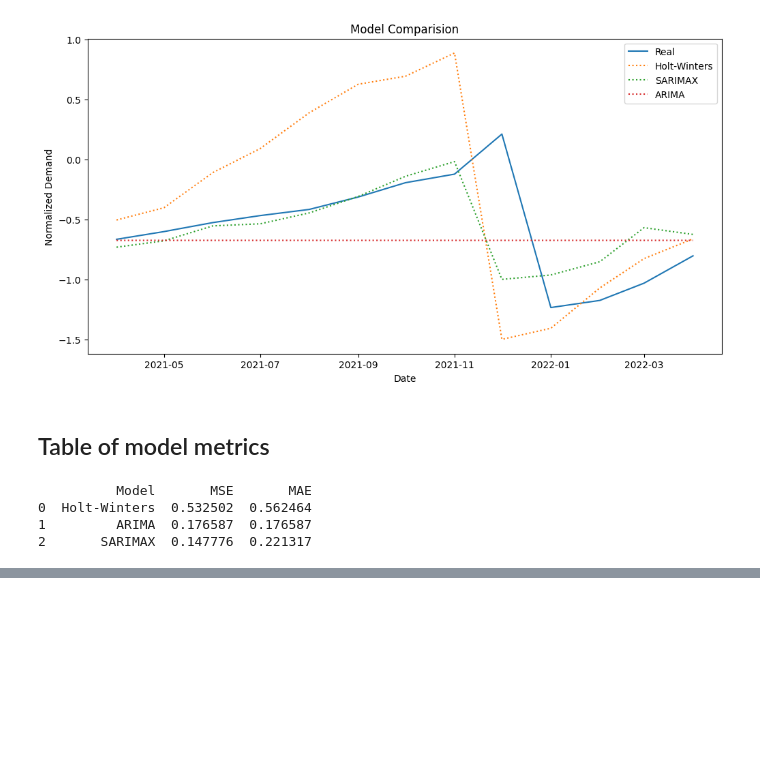
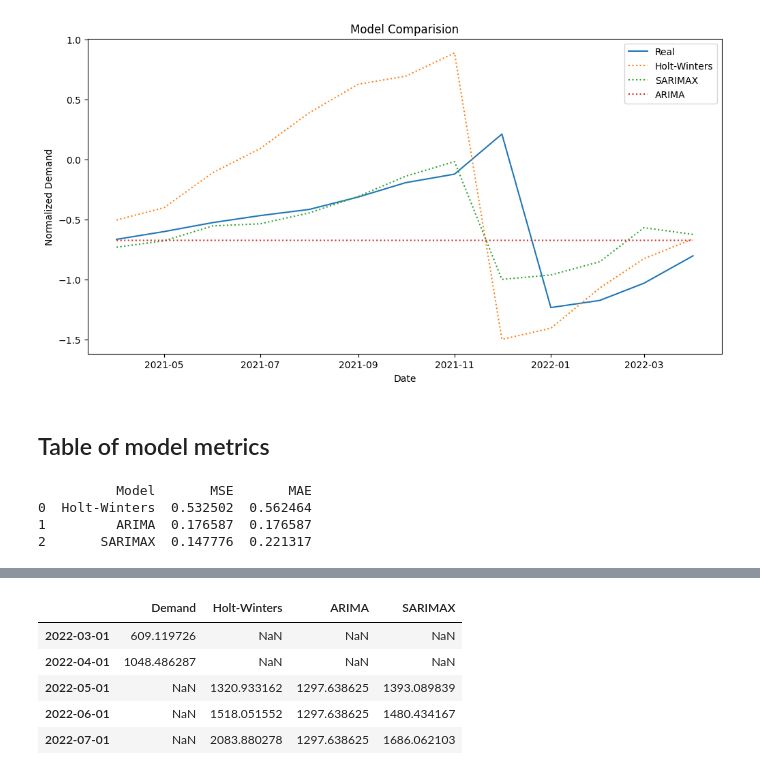
Before and after one commit to JD-PerezN/prueba_profesional_ml, a Jupyter notebook: code/time_series_demand.ipynb, the cells around one changed output, grey strips where cells are left out. Saved outputs shown, nothing was run; the diff lists cells and outputs as text; code cells hidden in the pictures; blank space fills up the shorter version.

```diff
--- a/code/time_series_demand.ipynb
+++ b/code/time_series_demand.ipynb
@@ -254,0 +330,11 @@ plt.show()
+# %%
+df_predictions_inverse = pd.concat([data, df_inversed_predictions])
+
+df_predictions_inverse.tail()
+# %% [output]
+|  | Demand | Holt-Winters | ARIMA | SARIMAX |
+| 2022-03-01 | 609.119726 | NaN | NaN | NaN |
+| 2022-04-01 | 1048.486287 | NaN | NaN | NaN |
+| 2022-05-01 | NaN | 1320.933162 | 1297.638625 | 1393.089839 |
+| 2022-06-01 | NaN | 1518.051552 | 1297.638625 | 1480.434167 |
+| 2022-07-01 | NaN | 2083.880278 | 1297.638625 | 1686.062103 |
```
Also changed, not shown: parts of 55 cells of this notebook.
